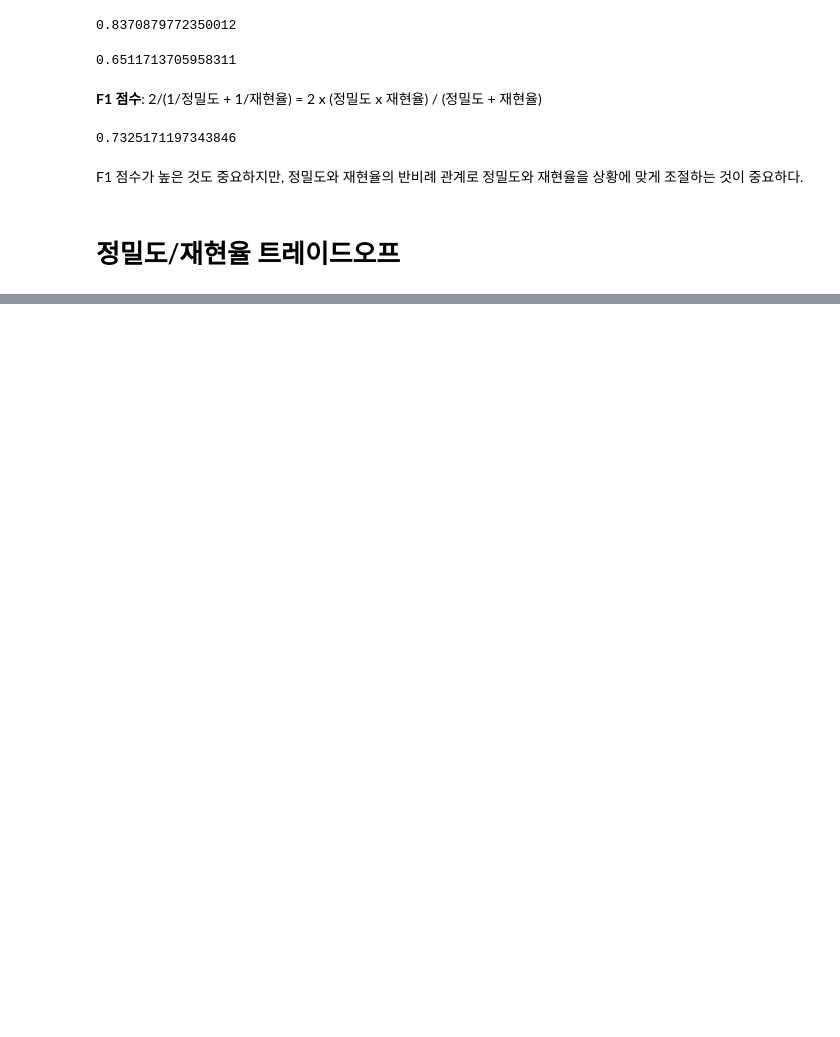
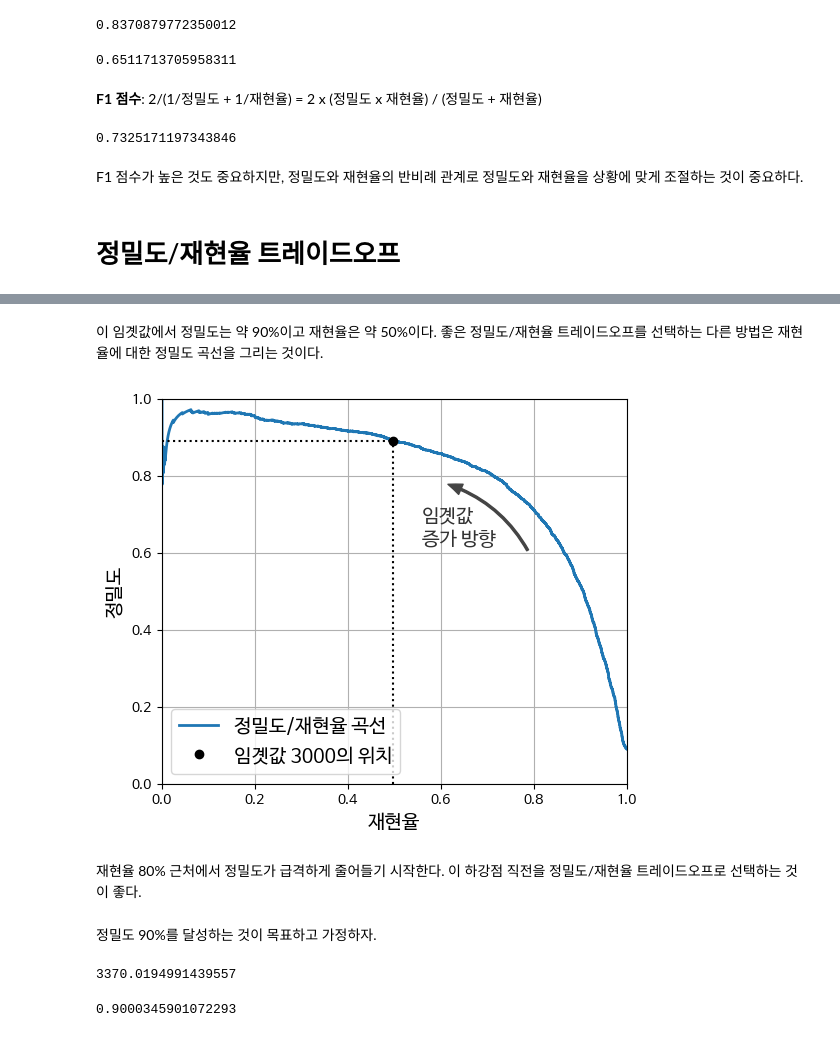
Before and after one commit to sheepjun96/Hands_On-Maching-Learning, a Jupyter notebook: 3장_분류.ipynb, the cells around one changed output, grey strips where cells are left out. Saved outputs shown, nothing was run; the diff lists cells and outputs as text; code cells hidden in the pictures; blank space fills up the shorter version.

```diff
--- a/3장_분류.ipynb
+++ b/3장_분류.ipynb
@@ -200,0 +279,39 @@ F1 점수가 높은 것도 중요하지만, 정밀도와 재현율의 반비례
+# %% [markdown]
+이 임곗값에서 정밀도는 약 90%이고 재현율은 약 50%이다. 좋은 정밀도/재현율 트레이드오프를 선택하는 다른 방법은 재현율에 대한 정밀도 곡선을 그리는 것이다.
+# %%
+import matplotlib.patches as patches  # 추가 코드 – 구부러진 화살표를 그리기 위해서
+
+plt.figure(figsize=(6, 5))  # 추가 코드
+
+plt.plot(recalls, precisions, linewidth=2, label="정밀도/재현율 곡선")
+
+# extra code – just beautifies and saves Figure 3–6
+plt.plot([recalls[idx], recalls[idx]], [0., precisions[idx]], "k:")
+plt.plot([0.0, recalls[idx]], [precisions[idx], precisions[idx]], "k:")
+plt.plot([recalls[idx]], [precisions[idx]], "ko",
+         label="임곗값 3000의 위치")
+plt.gca().add_patch(patches.FancyArrowPatch(
+    (0.79, 0.60), (0.61, 0.78),
+    connectionstyle="arc3,rad=.2",
+    arrowstyle="Simple, tail_width=1.5, head_width=8, head_length=10",
+    color="#444444"))
+plt.text(0.56, 0.62, "임곗값\n증가 방향", color="#333333")
+plt.xlabel("재현율")
+plt.ylabel("정밀도")
+plt.axis([0, 1, 0, 1])
+plt.grid()
+plt.legend(loc="lower left")
+
+plt.show()
+# %% [output]
+[figure, added]
+# %% [markdown]
+재현율 80% 근처에서 정밀도가 급격하게 줄어들기 시작한다. 이 하강점 직전을 정밀도/재현율 트레이드오프로 선택하는 것이 좋다.
+# %% [markdown]
+정밀도 90%를 달성하는 것이 목표하고 가정하자.
+# %%
+idx_for_90_precision = (precisions >= 0.90).argmax()            # 최댓값의 첫 번 째 인덱스를 반환한다.
+threshold_for_90_precision = thresholds[idx_for_90_precision]
+threshold_for_90_precision
+# %% [output]
+3370.0194991439557
@@ -200,0 +320,4 @@ F1 점수가 높은 것도 중요하지만, 정밀도와 재현율의 반비례
+# %%
+precision_score(y_train_5, y_train_pred_90)
+# %% [output]
+0.9000345901072293
```
Also changed, not shown: parts of 13 cells of this notebook.
